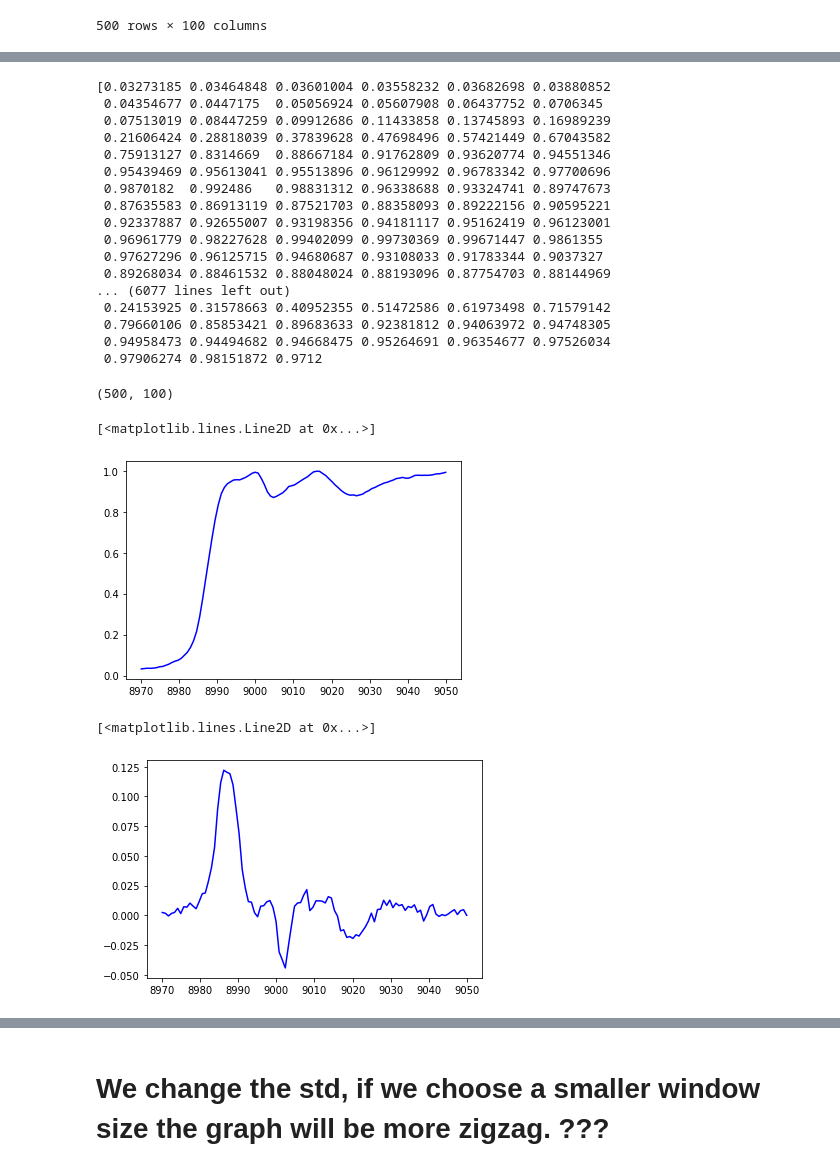
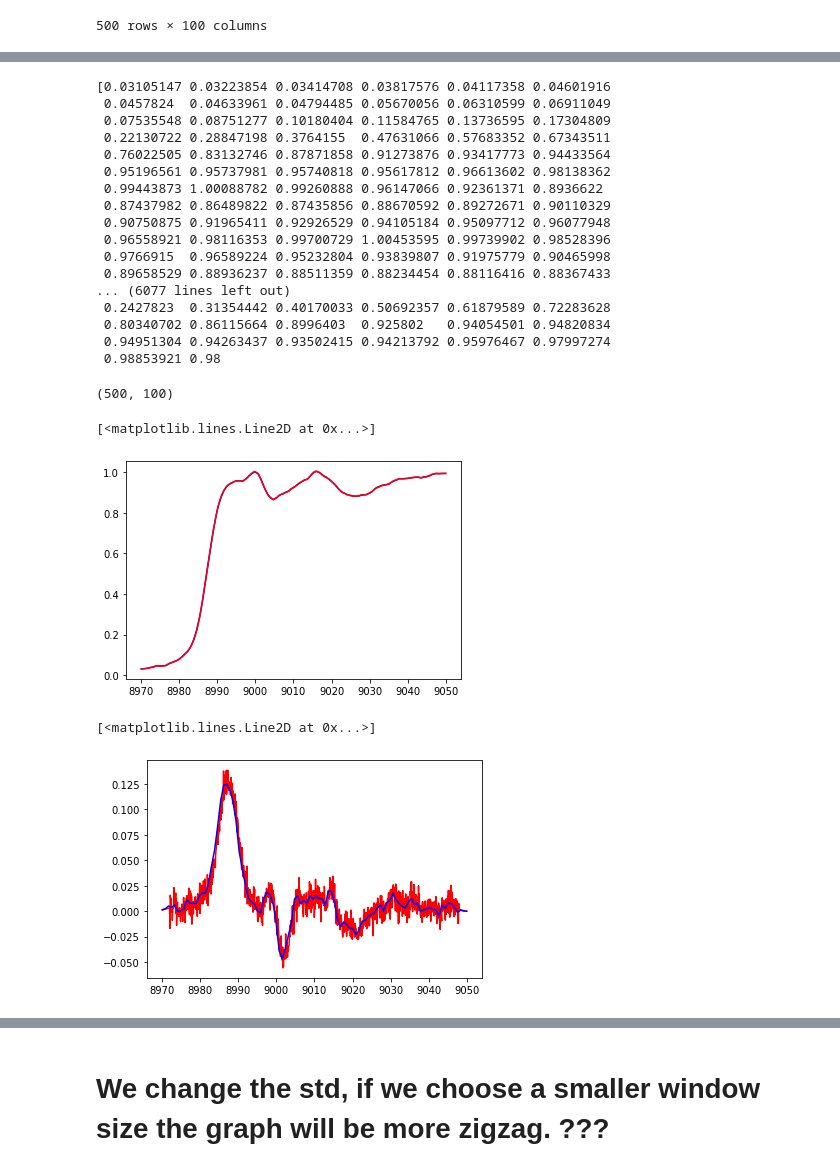
Before and after one commit to PredictXANES/XANES_Capstone, a Jupyter notebook: examples/GPR_predict_atom_number.ipynb, the cells around one changed output, grey strips where cells are left out. Saved outputs shown, nothing was run; the diff lists cells and outputs as text; code cells hidden in the pictures.

```diff
--- a/examples/GPR_predict_atom_number.ipynb
+++ b/examples/GPR_predict_atom_number.ipynb
@@ -628,6 +618,8 @@ def xanes_derivatives(mu_df, dx=0.80808080808):
 
     dmu1 = np.zeros([len(mu_df), len(mu_df.columns)])
     dmu2 = np.zeros([len(mu_df), len(mu_df.columns)])
+    if len(mu_df.columns) == 1000:
+        dx =0.1*dx
 
     for i in range(len(mu_df)):
         for j in range(len(mu_df.columns)):
@@ -926,42 +882,47 @@ def ndArray_get_N_evely_spaced_elements(after_smooth, numElems):
         ndArray_evenly_spaced  = np.append(ndArray_evenly_spaced, a_row_evenly_spaced, axis=0)
     return ndArray_evenly_spaced.reshape(len(after_smooth),numElems)
 # %%
-ndArray_100_evely_spaced_elements=ndArray_get_N_evely_spaced_elements(after_normalize_add_noise_smooth, 100)
+ndArray_100_evely_spaced_elements=ndArray_get_N_evely_spaced_elements(after_normalize_add_noise_smooth1000, 100)
 # %% [output]
-[0.03273185 0.03464848 0.03601004 0.03558232 0.03682698 0.03880852
- 0.04354677 0.0447175  0.05056924 0.05607908 0.06437752 0.0706345
- 0.07513019 0.08447259 0.09912686 0.11433858 0.13745893 0.16989239
- 0.21606424 0.28818039 0.37839628 0.47698496 0.57421449 0.67043582
- 0.75913127 0.8314669  0.88667184 0.91762809 0.93620774 0.94551346
- 0.95439469 0.95613041 0.95513896 0.96129992 0.96783342 0.97700696
- 0.9870182  0.992486   0.98831312 0.96338688 0.93324741 0.89747673
- 0.87635583 0.86913119 0.87521703 0.88358093 0.89222156 0.90595221
- 0.92337887 0.92655007 0.93198356 0.94181117 0.95162419 0.96123001
- 0.96961779 0.98227628 0.99402099 0.99730369 0.99671447 0.9861355
- 0.97627296 0.96125715 0.94680687 0.93108033 0.91783344 0.9037327
- 0.89268034 0.88461532 0.88048024 0.88193096 0.87754703 0.88144969
+[0.03105147 0.03223854 0.03414708 0.03817576 0.04117358 0.04601916
+ 0.0457824  0.04633961 0.04794485 0.05670056 0.06310599 0.06911049
+ 0.07535548 0.08751277 0.10180404 0.11584765 0.13736595 0.17304809
+ 0.22130722 0.28847198 0.3764155  0.47631066 0.57683352 0.67343511
+ 0.76022505 0.83132746 0.87871858 0.91273876 0.93417773 0.94433564
+ 0.95196561 0.95737981 0.95740818 0.95617812 0.96613602 0.98138362
+ 0.99443873 1.00088782 0.99260888 0.96147066 0.92361371 0.8936622
+ 0.87437982 0.86489822 0.87435856 0.88670592 0.89272671 0.90110329
+ 0.90750875 0.91965411 0.92926529 0.94105184 0.95097712 0.96077948
+ 0.96558921 0.98116353 0.99700729 1.00453595 0.99739902 0.98528396
+ 0.9766915  0.96589224 0.95232804 0.93839807 0.91975779 0.90465998
+ 0.89658529 0.88936237 0.88511359 0.88234454 0.88116416 0.88367433
 ... (6077 lines left out)
- 0.24153925 0.31578663 0.40952355 0.51472586 0.61973498 0.71579142
- 0.79660106 0.85853421 0.89683633 0.92381812 0.94063972 0.94748305
- 0.94958473 0.94494682 0.94668475 0.95264691 0.96354677 0.97526034
- 0.97906274 0.98151872 0.9712
+ 0.2427823  0.31354442 0.40170033 0.50692357 0.61879589 0.72283628
+ 0.80340702 0.86115664 0.8996403  0.925802   0.94054501 0.94820834
+ 0.94951304 0.94263437 0.93502415 0.94213792 0.95976467 0.97997274
+ 0.98853921 0.98
 # %%
 ndArray_100_evely_spaced_elements.shape
 # %% [output]
 (500, 100)
 # %%
 plt.plot(np.linspace(8970, 9050, 100),ndArray_100_evely_spaced_elements[0],color = 'blue')
+
+plt.plot(np.linspace(8970, 9050, 1000),after_normalize_add_noise_smooth1000[0],color = 'red')
 # %% [output]
 [<matplotlib.lines.Line2D at 0x...>]
-[figure, old version]
+[figure, new version]
 # %%
 dmu1_ndArray_100_evely_spaced_elements , dmu2_ndArray_100_evely_spaced_elements = xanes_derivatives(pd.DataFrame(ndArray_100_evely_spaced_elements))
+# %%
+dmu1_ndArray_1000_evely_spaced_elements , dmu2_ndArray_1000_evely_spaced_elements = xanes_derivatives(pd.DataFrame(after_normalize_add_noise_smooth1000))
 # %%
 #only choose 100 points to get the derivative
+plt.plot(np.linspace(8970, 9050, 1000),dmu1_ndArray_1000_evely_spaced_elements[0],color = 'red')
 plt.plot(np.linspace(8970, 9050, 100),dmu1_ndArray_100_evely_spaced_elements[0],color = 'blue')
 # %% [output]
 [<matplotlib.lines.Line2D at 0x...>]
-[figure, old version]
+[figure, new version]
 # %%
 import sys
 sys.path.append('../PredictXANES')
```
Also changed, not shown: parts of 84 cells of this notebook, 8 other files.
